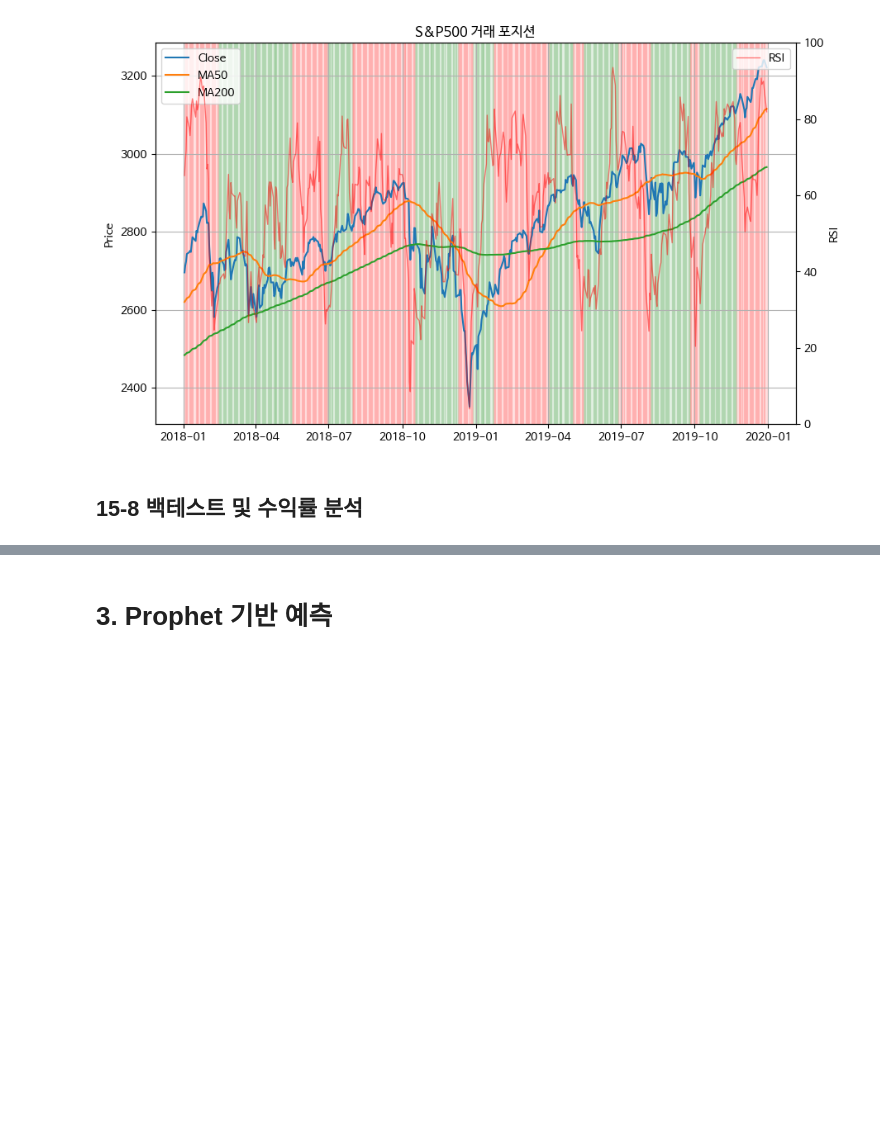
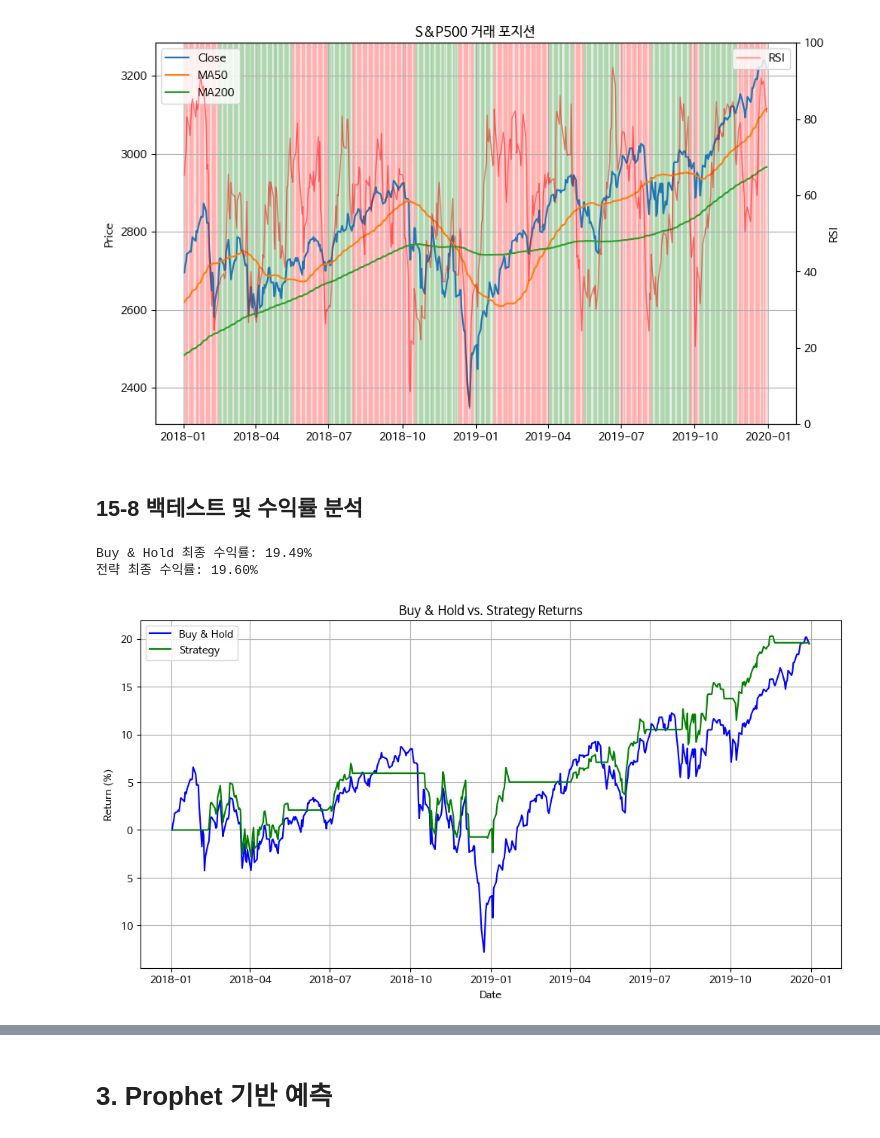
Before and after one commit to wikman96/Data-Analysis-with-Open-Source, a Jupyter notebook: 오픈소스_데이터_분석_15강.ipynb, the cells around one changed output, grey strips where cells are left out. Cells and saved outputs as stored; diff of their text form; code cells hidden in the pictures; blank space fills up the shorter version.

```diff
--- a/오픈소스_데이터_분석_15강.ipynb
+++ b/오픈소스_데이터_분석_15강.ipynb
@@ -274,6 +274,19 @@ position = make_and_plot_position(test_df, buy, sell)
 [figure]
 # %% [markdown]
 ## 15-8 백테스트 및 수익률 분석
+# %%
+# 'Close'는 실제 데이터의 종가 컬럼명에 맞게 변경하세요.
+test_df['Returns'] = test_df['Close'].pct_change()
+
+# pct_change() 사용 시 첫 번째 행은 NaN이 되므로 0으로 채워줍니다.
+test_df['Returns'] = test_df['Returns'].fillna(0)
+
+# 이제 백테스트를 실행합니다.
+backtest(test_df, position)
+# %% [output]
+Buy & Hold 최종 수익률: 19.49%
+전략 최종 수익률: 19.60%
+[figure, added]
 # %%
 def backtest(df, position):
     ## 일별 수익률 사용 (이미 계산된 값)
```
Also changed, not shown: parts of 11 cells of this notebook.
